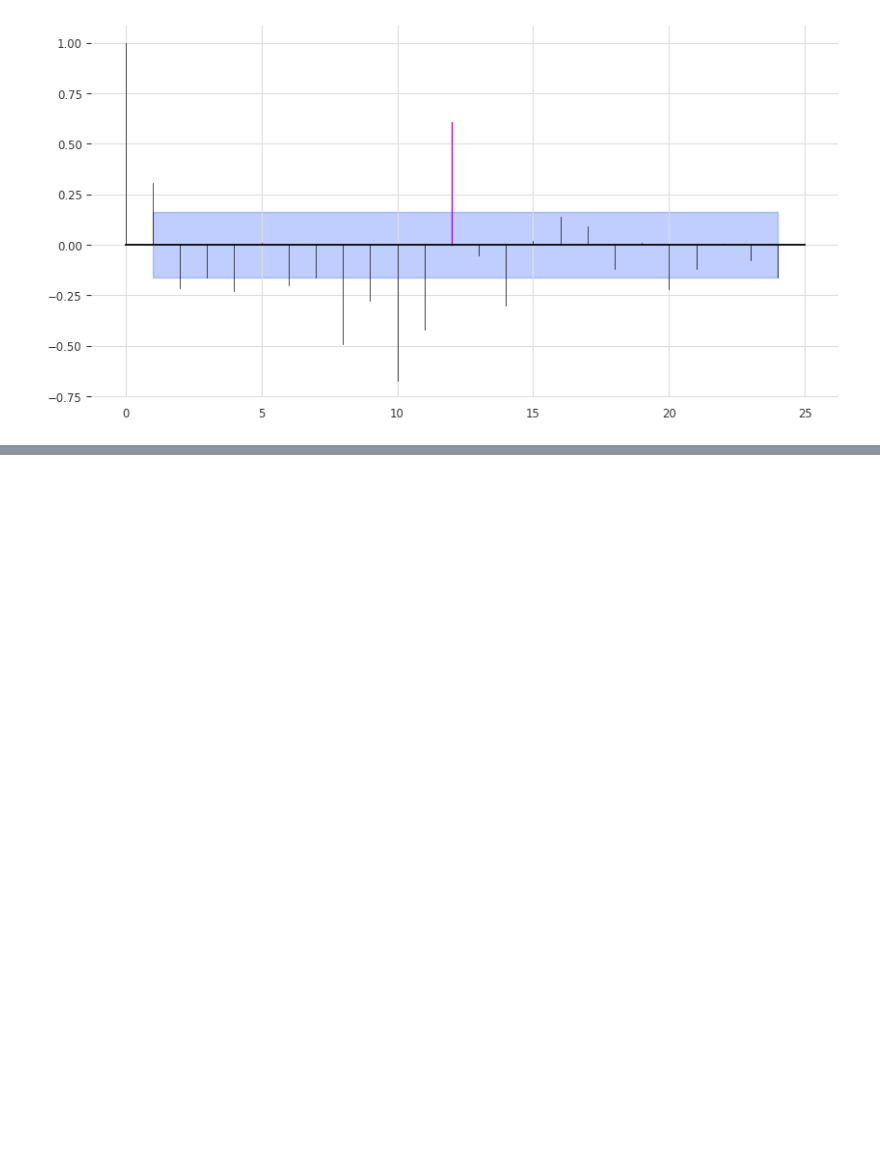
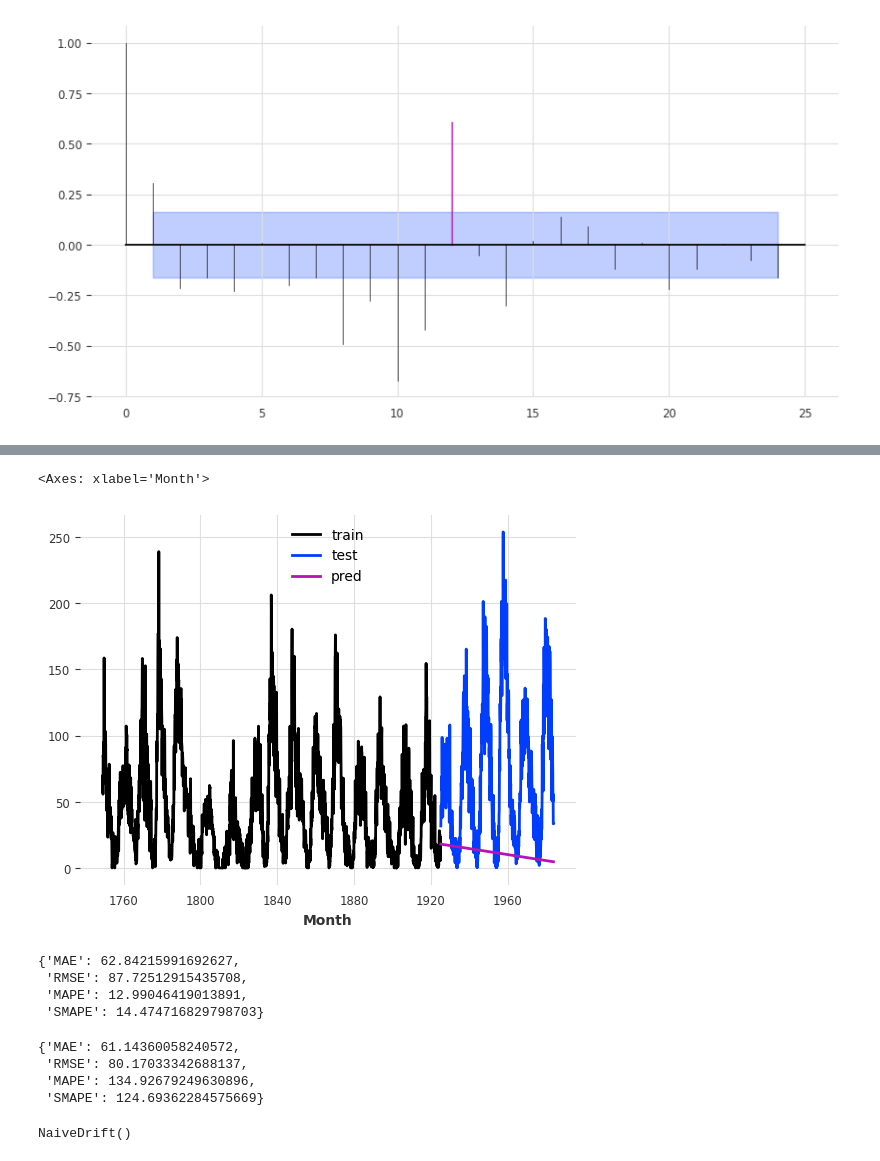
Before and after one commit to navin-prasath-s/StockTimeSeries, a Jupyter notebook: Notebooks/ToyDataPlay.ipynb, the cells around one changed output, grey strips where cells are left out. Saved outputs shown, nothing was run; the diff lists cells and outputs as text; code cells hidden in the pictures; blank space fills up the shorter version.

```diff
--- a/Notebooks/ToyDataPlay.ipynb
+++ b/Notebooks/ToyDataPlay.ipynb
@@ -88,0 +110,11 @@ plot_pacf(Diff(lags=1).fit_transform(passengers_series), m=12)
+# %%
+model = NaiveDrift()
+model.fit(s_train)
+s_pred = model.predict(s_test.shape[0])
+# %%
+s_train.plot(label="train")
+s_test.plot(label="test")
+s_pred.plot(label="pred")
+# %% [output]
+<Axes: xlabel='Month'>
+[figure, added]
@@ -88,0 +129,22 @@ plot_pacf(Diff(lags=1).fit_transform(passengers_series), m=12)
+# %%
+evaluation(p_test, p_pred)
+# %% [output]
+{'MAE': 62.84215991692627,
+ 'RMSE': 87.72512915435708,
+ 'MAPE': 12.99046419013891,
+ 'SMAPE': 14.474716829798703}
+# %%
+evaluation(s_test, s_pred)
+# %% [output]
+{'MAE': 61.14360058240572,
+ 'RMSE': 80.17033342688137,
+ 'MAPE': 134.92679249630896,
+ 'SMAPE': 124.69362284575669}
+# %%
+from darts.models import NaiveDrift
+
+model = NaiveDrift()
+model.fit(p_train)
+# pred = model.predict(p_test.shape[0])
+# %% [output]
+NaiveDrift()
```
Also changed, not shown: parts of 11 cells of this notebook, 5 other files.
